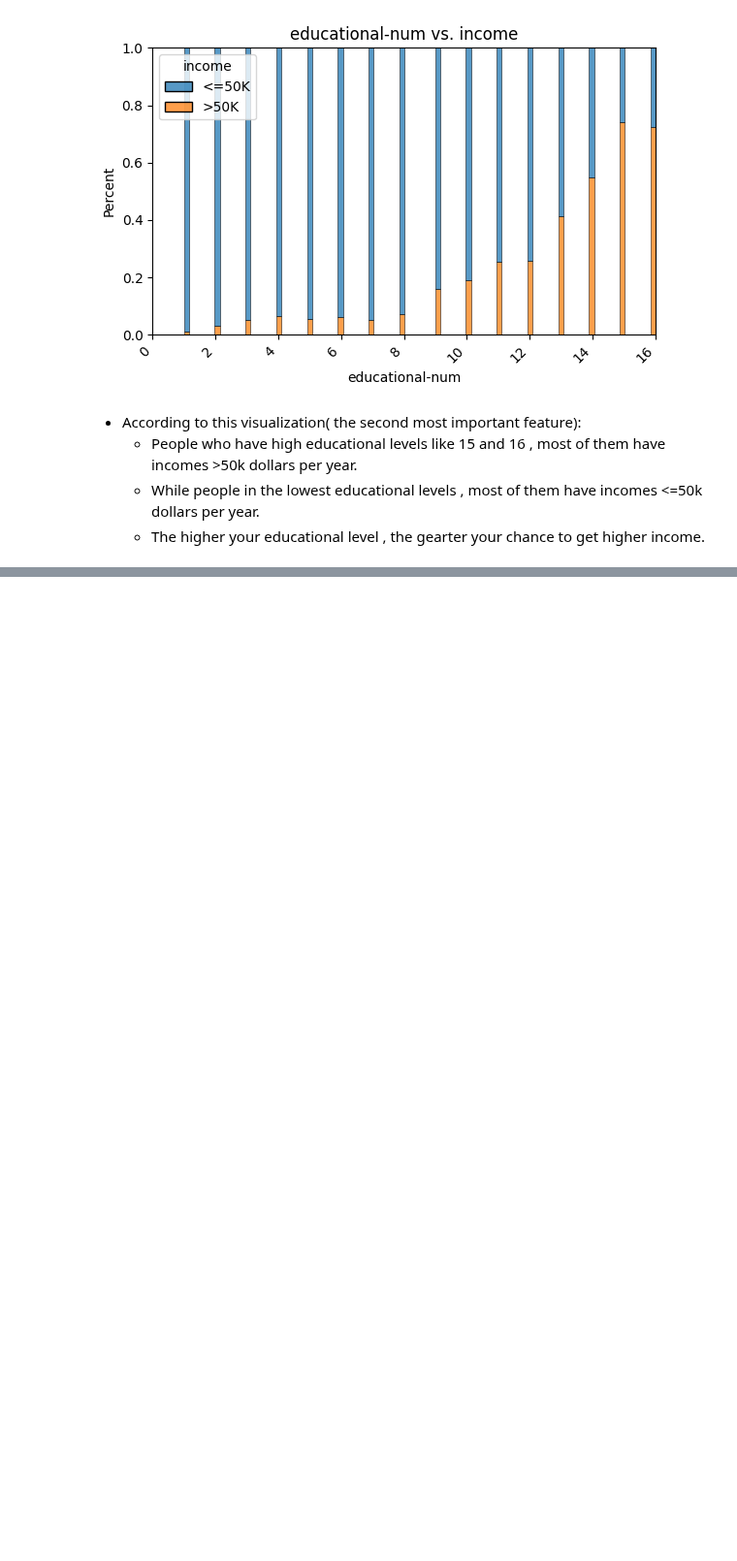
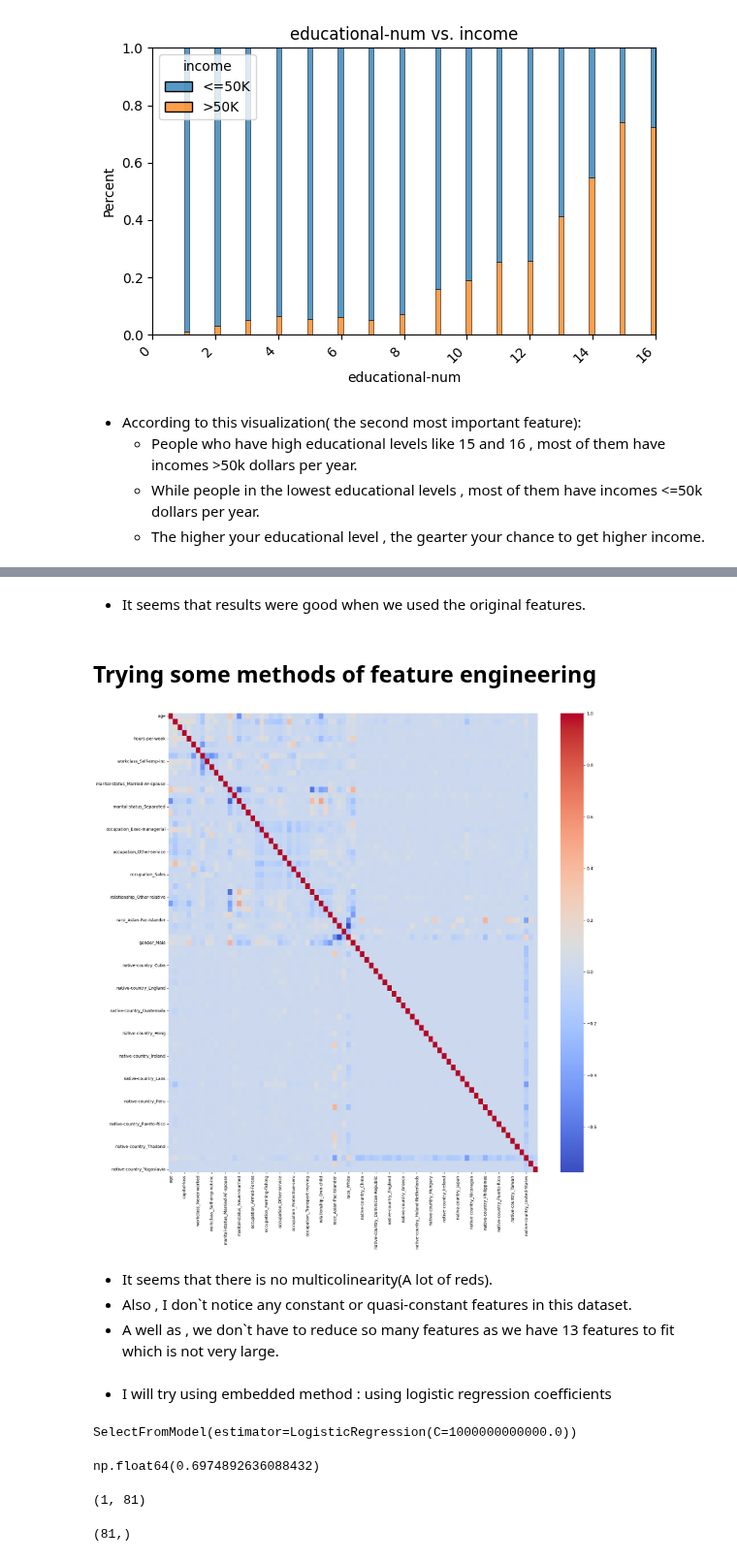
Before and after one commit to insafroumy/Adult-Income-Prediction, a Jupyter notebook: Adult_Income_Prediction.ipynb, the cells around one changed output, grey strips where cells are left out. Shown at 97% size. Drawn from its saved outputs; the diff is of its cells as text; code cells hidden in the pictures; blank space fills up the shorter version.

```diff
--- a/Adult_Income_Prediction.ipynb
+++ b/Adult_Income_Prediction.ipynb
@@ -652,0 +808,41 @@ plot_categorical_vs_target(df,x='educational-num',y='income',figsize=(6,4),
+# %% [markdown]
+- It seems that results were good when we used the original features.
+# %% [markdown]
+## Trying some methods of feature engineering
+# %%
+X_train_resampled_df = pd.DataFrame(X_train_resampled, columns=preprocessor.get_feature_names_out())
+corr = X_train_resampled_df.corr()
+ax= sns.heatmap(corr,cmap='coolwarm')
+ax.figure.set_size_inches(20,20)
+# %% [output]
+[figure, added]
+# %% [markdown]
+- It seems that there is no multicolinearity(A lot of reds).
+- Also , I don`t notice any constant or quasi-constant features in this dataset.
+- A well as , we don`t have to reduce so many features as we have 13 features to fit which is not very large.
+# %% [markdown]
+- I will try using embedded method : using logistic regression coefficients
+# %%
+# Instantiate a lostistic regression model
+log_reg = LogisticRegression(C=1e12)
+# Define the selector object using the model. Use default threshold (mean)
+selector = SelectFromModel(log_reg)
+# Fit the selector on the training data
+selector.fit(X_train_resampled ,y_train_resampled)
+selector
+# %% [output]
+SelectFromModel(estimator=LogisticRegression(C=1000000000000.0))
+# %%
+# Obtain threshold used
+selector.threshold_
+# %% [output]
+np.float64(0.6974892636088432)
+# %%
+selector.estimator_.coef_.shape
+# %% [output]
+(1, 81)
+# %%
+flattened = selector.estimator_.coef_.flatten()
+flattened.shape
+# %% [output]
+(81,)
```
Also changed, not shown: parts of 29 cells of this notebook.
